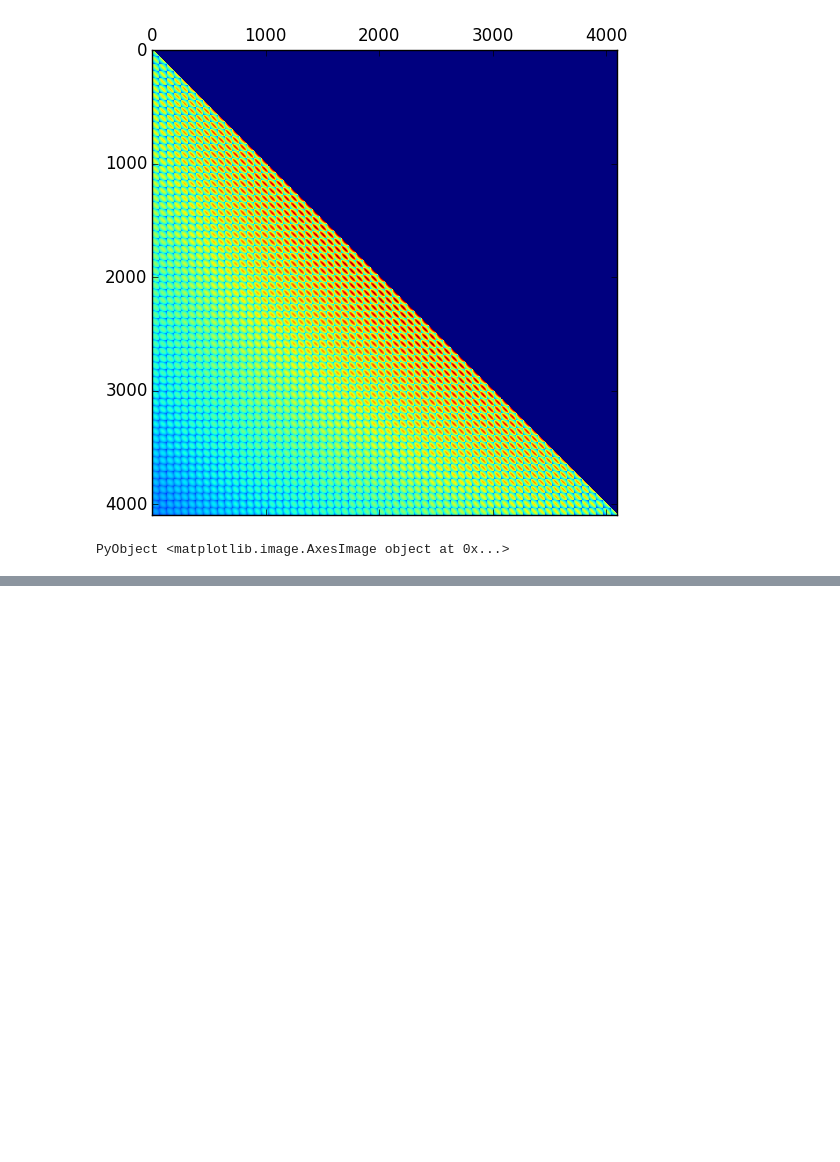
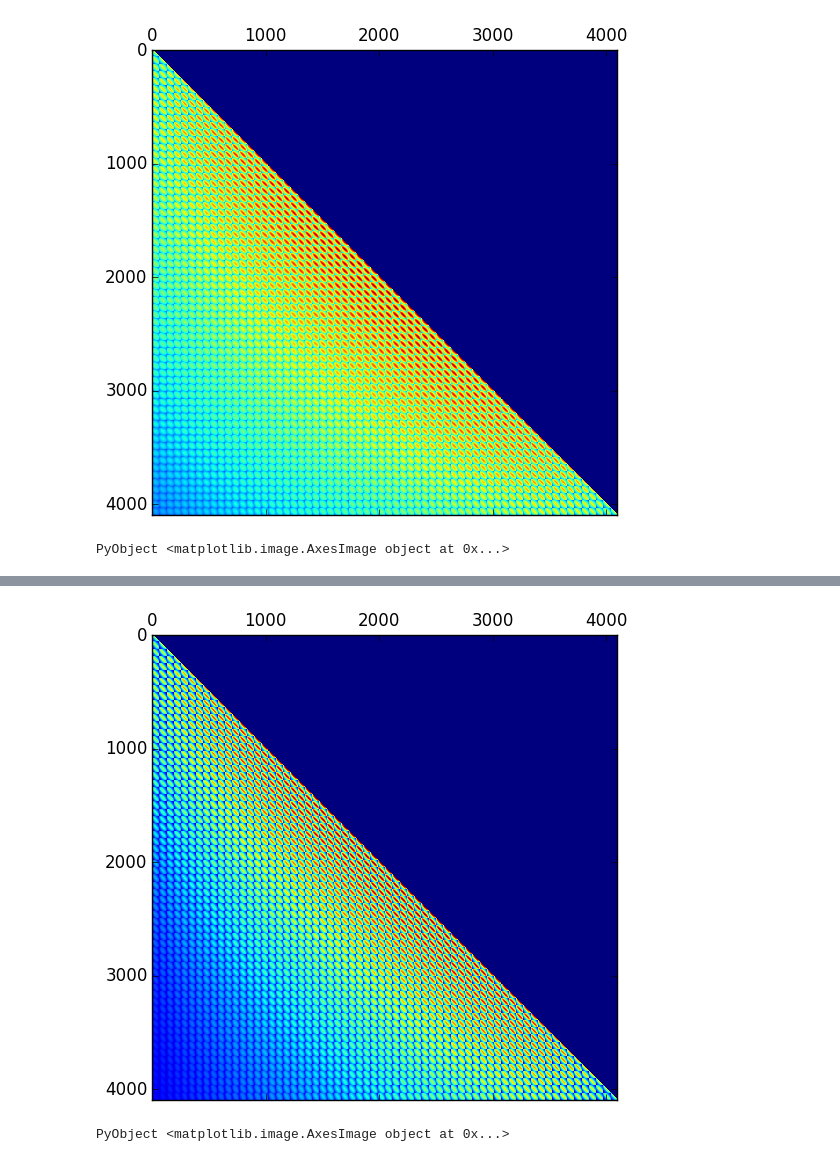
Before and after one commit to nestorcgk/Neuroscience, a Jupyter notebook: P2kCSDA/ComparaciónK4096.ipynb, the cells around one changed output, grey strips where cells are left out. Cells and saved outputs as stored; diff of their text form; code cells hidden in the pictures; blank space fills up the shorter version.

```diff
--- a/P2kCSDA/ComparaciónK4096.ipynb
+++ b/P2kCSDA/ComparaciónK4096.ipynb
@@ -181,0 +250,5 @@ output4096S-output4096
+# %%
+matshow(tildes)
+# %% [output]
+[figure, added]
+PyObject <matplotlib.image.AxesImage object at 0x...>
```
Also changed, not shown: parts of 24 cells of this notebook, 2 other files.
